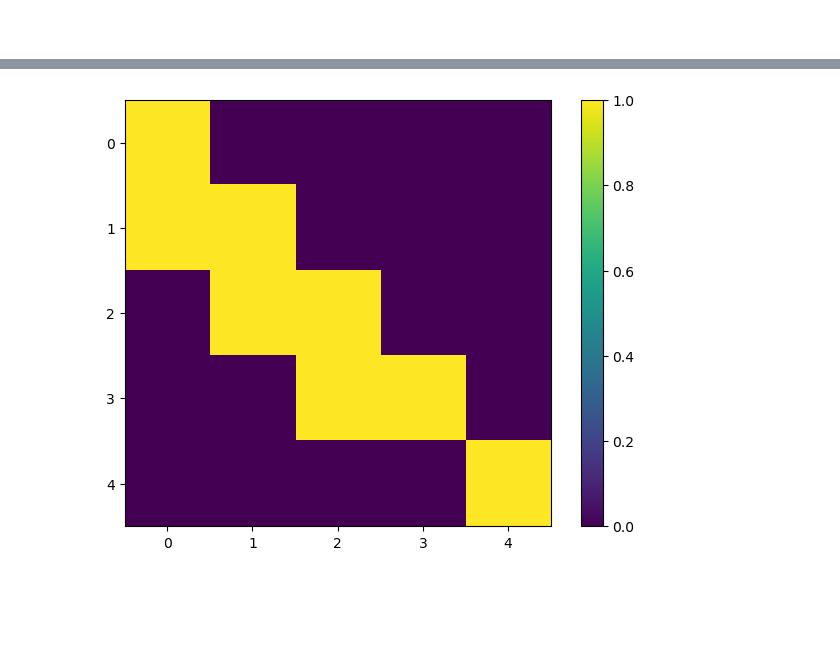
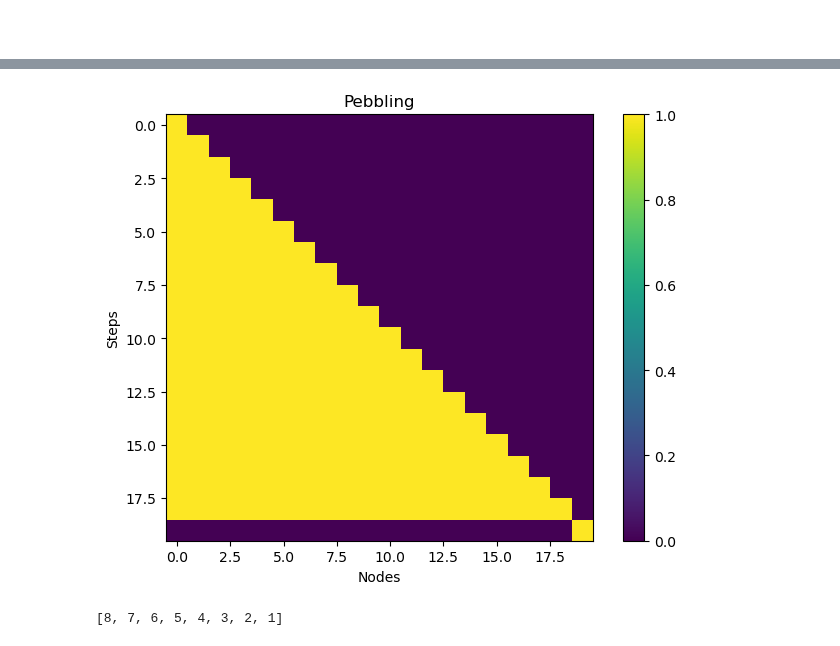
Before and after one commit to blake-holman/ED_Adversaries, a Jupyter notebook: Untitled.ipynb, the cells around one changed output, grey strips where cells are left out. Drawn from its saved outputs; the diff is of its cells as text; code cells hidden in the pictures; blank space fills up the shorter version.

```diff
--- a/Untitled.ipynb
+++ b/Untitled.ipynb
@@ -50,11 +67,33 @@ def line_graph(N):
     for i in range(N-1):
         A[i, i+1] = 1
     return A
+def complete(N):
+    A = np.zeros((N,N))
+    for v in range(1, N):
+        for u in range(v):
+            A[u,v] = 1
+    return A
+def argon2a(N):
+    A = line_graph(N)
+    for v in range(2, N):
+        u = np.random.randint(v-1)
+        print(v)
+        A[u,v] = 1
+    return A
+
+def sparse_MHF(N, incoming):
+    A = line_graph(N)
+    incoming_nodes = itertools
 # %%
-N= 5
-A = line_graph(N)
-A[1,3] = 1
-A[2,4] =1
-print(A)
-peb = relax_peb(A, T=N)
+N= 20
+A = complete(N)
+G = nx.DiGraph(A)
+pos=[(i, 0) for i in range(N)]
+nx.draw_networkx_nodes(G, pos, node_size = 600/N)
+nx.draw_networkx_edges(nx.DiGraph(line_graph(N)), pos)
+nx.draw_networkx_edges(nx.DiGraph(A-line_graph(N)), pos, connectionstyle="arc3, rad=-0.5")
+nx.draw_networkx_labels(G, pos)
+plt.show()
+peb = relax_peb(A, T=N**2)
+peb = cleanup_peb(peb)
 # %% [output]
@@ -78,4 +153,8 @@ peb = relax_peb(A, T=N)
 # %%
-visualize(peb)
+visualize(peb, xlabel="Nodes", ylabel="Steps", title="Pebbling")
 # %% [output]
-[figure, old version]
+[figure, new version]
+# %%
+print(list(range(8,0,-1)))
+# %% [output]
+[8, 7, 6, 5, 4, 3, 2, 1]
```
Also changed, not shown: parts of 3 cells of this notebook, 1 other file.
